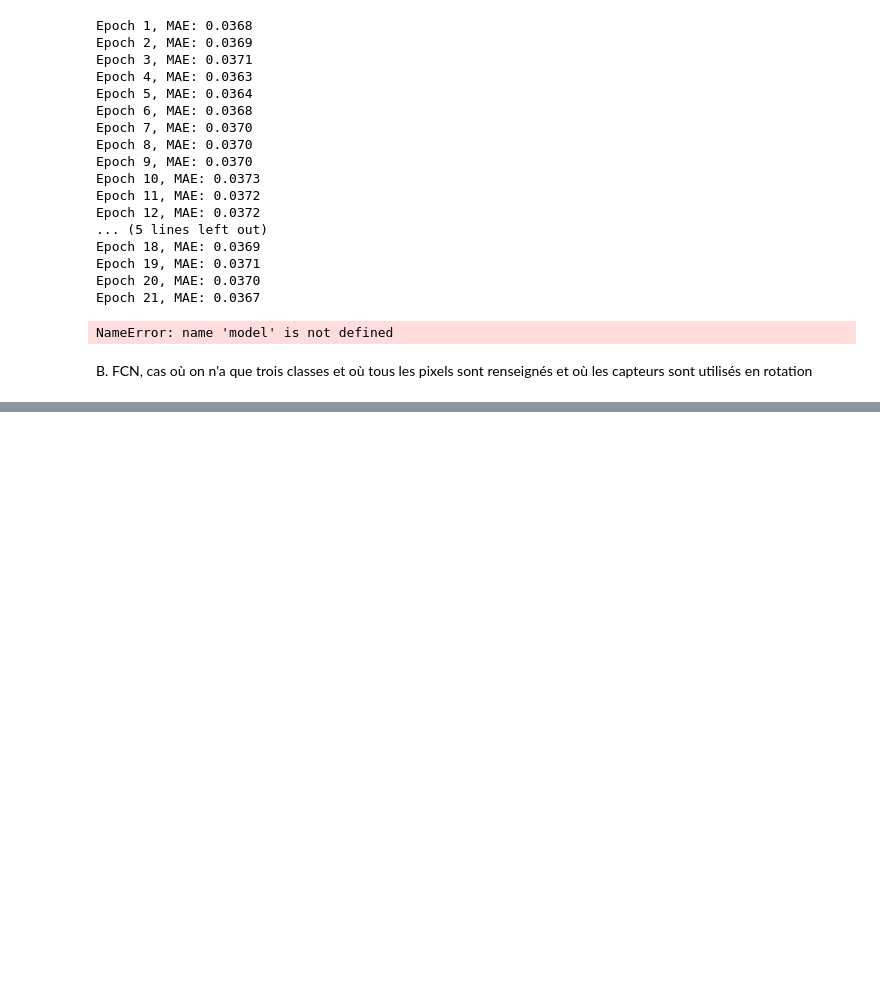
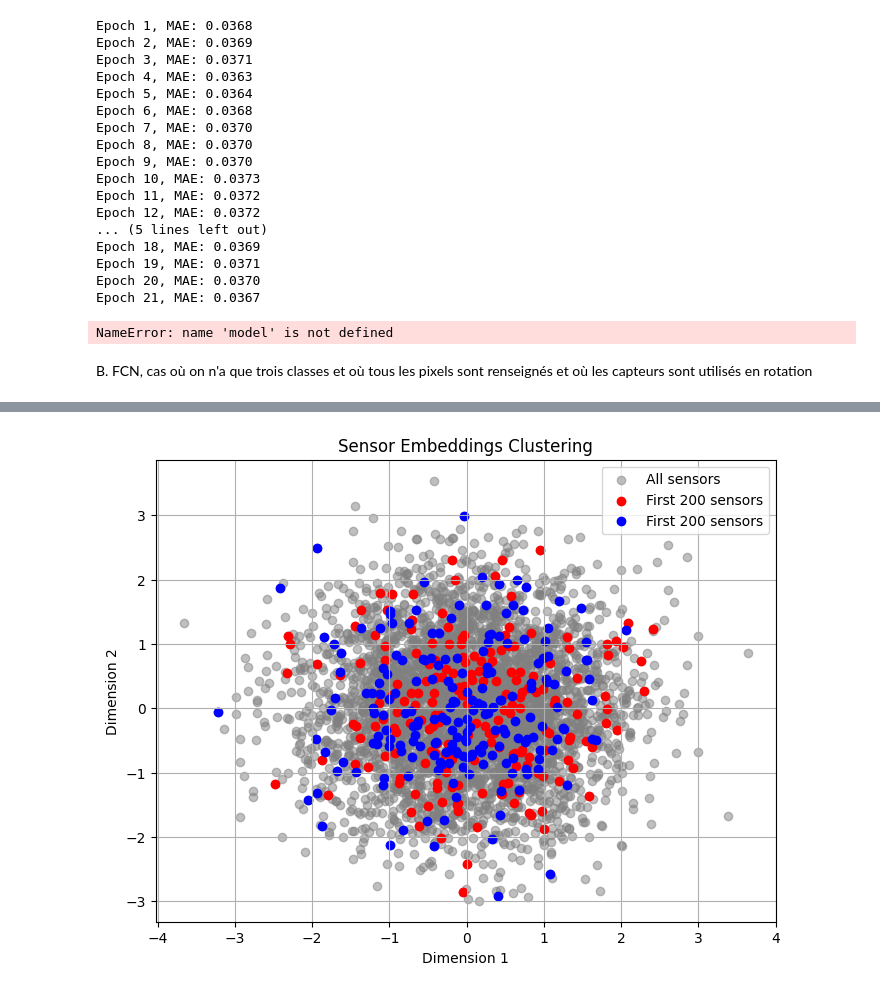
Before and after one commit to nanopiero/fusion_2d_od, a Jupyter notebook: notebooks/build_fusion_2d_of_problem.ipynb, the cells around one changed output, grey strips where cells are left out. Saved outputs shown, nothing was run; the diff lists cells and outputs as text; code cells hidden in the pictures; blank space fills up the shorter version.

```diff
--- a/notebooks/build_fusion_2d_of_problem.ipynb
+++ b/notebooks/build_fusion_2d_of_problem.ipynb
@@ -1262,19 +1238,16 @@ tensor([[[2, 1],
 # %%
-# Instanciation :
+num_known_good_gauges = 20
+num_good_gauges = 200
+noise_coeff = 1.5
+
 model = UNet_odf(3, 1, 16)
 optimizer = torch.optim.Adam(model.parameters(), lr=0.001)
-# %%
-import torch.nn.functional as F
-
-def loss_masked_mae(pred, target, mask):
-    masked_loss = torch.abs(pred - target) * mask
-    return masked_loss.sum() / mask.sum()
 # %%
 from fusion_2d_od.utile_denoising import gen
-device = torch.device('cpu') #torch.device('cuda:0')
+device = torch.device('cuda:0') #torch.device('cuda:0')
 model.to(device)
 loss_history = []
-num_epochs = 1
+num_epochs = 100
 num_batch_per_epoch = 100
 batch_size = 64
 
@@ -1284,12 +1257,15 @@ for epoch in range(num_epochs):
     for i in range(num_batch_per_epoch):
         # Generate a batch of images
         images, _  = gen(batch_size)
-        images.to(device)  # Assumed to return (batch_size, 1, 64, 64)
-        batched_shuffled_matrices = make_sensor_indices(batch_size,img_size=64).unsqueeze(1)
+        fake_images, _  = gen(batch_size)
+        images = images.to(device)
+        fake_images = fake_images.to(device)
+        batched_shuffled_matrices = make_sensor_indices(batch_size,img_size=64,device=device).unsqueeze(1)
         # Construction des inputs & targets
-        inputs = torch.rand(images.shape) # + F.relu(0.1 * torch.randn(images.shape))
-        inputs[batched_shuffled_matrices < 1300] = images[batched_shuffled_matrices < 1300]
-        targets_mask = batched_shuffled_matrices < 200
+        inputs = noise_coeff * torch.rand(images.shape, device=device) # + F.relu(0.1 * torch.randn(images.shape))
+        inputs[batched_shuffled_matrices >= 64**2 - num_good_gauges] = fake_images[batched_shuffled_matrices  >= 64**2 - num_good_gauges]
+        inputs[batched_shuffled_matrices < num_good_gauges] = images[batched_shuffled_matrices < num_good_gauges]
+        targets_mask = batched_shuffled_matrices < num_known_good_gauges
 
         # Forward pass through the UNet
         outputs, sensor_params = model(images, batched_shuffled_matrices)  # Assuming model outputs a tensor of shape (batch_size, 1, 64, 64)
@@ -1310,7 +1286,7 @@ for epoch in range(num_epochs):
     loss_history.append(avg_epoch_loss)
 
     # Print training progress
-    print(f"Epoch [{epoch+1}/{num_epochs}], Loss: {avg_epoch_loss.item():.4f}")
+    print(f"Epoch [{epoch+1}/{num_epochs}], Loss: {avg_epoch_loss:.4f}")
 
 print("Training Complete!")
 
@@ -1343,8 +1305 @@ torch.Size([64, 1, 64, 64]) torch.Size([64, 2, 64, 64])
 KeyboardInterrupt:
-# %%
-sensors_param = torch.randn(64*64, 2)
-
-
-noise = torch.randn(sensors_param.shape)
-noisy_sensors_param = sensors_param + noise
-supplementary_channels = noisy_sensors_param[batched_shuffled_matrices.flatten()].view(list(inputs.shape) + [2]).transpose(1,4)
@@ -1377,25 +1356,27 @@ AttributeError: 'tuple' object has no attribute 'max'
 # %%
 def plot_sensor_embeddings(model):
     """
     Plots the 2D sensor embeddings to check clustering of the first 200 vectors.
 
     Args:
         model (torch.nn.Module): The trained UNet model with `sensors_param` (4096x2).
     """
     # Extract sensor embeddings
     sensor_embeddings = model.sensors_param.cpu().detach().numpy()  # Shape: (4096, 2)
 
     # Scatterplot
     plt.figure(figsize=(8, 6))
     plt.scatter(sensor_embeddings[:, 0], sensor_embeddings[:, 1], alpha=0.5, label="All sensors", color="gray")
     plt.scatter(sensor_embeddings[:200, 0], sensor_embeddings[:200, 1], color="red", label="First 200 sensors")
-
+    plt.scatter(sensor_embeddings[-200:, 0], sensor_embeddings[-200:, 1], color="blue", label="First 200 sensors")
     plt.xlabel("Dimension 1")
     plt.ylabel("Dimension 2")
     plt.title("Sensor Embeddings Clustering")
     plt.legend()
     plt.grid()
     plt.show()
 
 # Call after training
 plot_sensor_embeddings(model)
+# %% [output]
+[figure, added]
```
Also changed, not shown: parts of 9 cells of this notebook.
